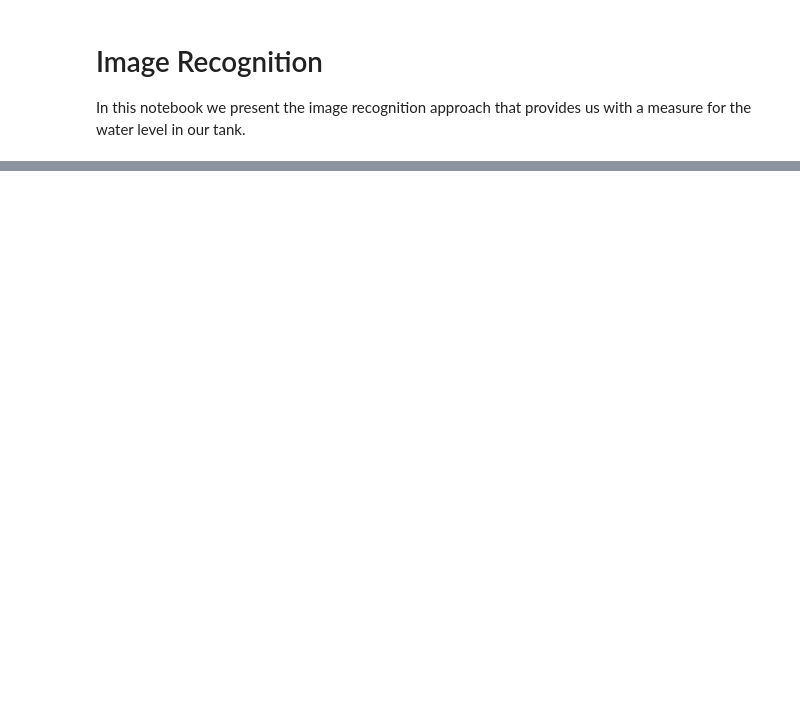
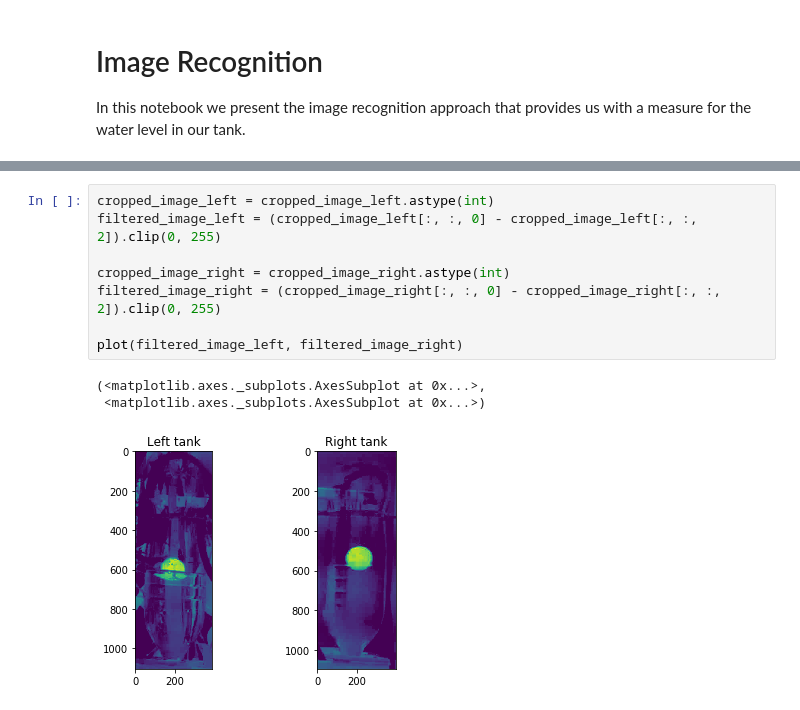
Before and after one commit to crestdsl/CREST, a Jupyter notebook: ImageRecognition.ipynb, the cells around one changed output, grey strips where cells are left out. Saved outputs shown, nothing was run; the diff lists cells and outputs as text; blank space fills up the shorter version.

```diff
--- a/ImageRecognition.ipynb
+++ b/ImageRecognition.ipynb
@@ -70,0 +72,12 @@ plot(cropped_image_left, cropped_image_right)
+# %%
+cropped_image_left = cropped_image_left.astype(int)
+filtered_image_left = (cropped_image_left[:, :, 0] - cropped_image_left[:, :, 2]).clip(0, 255)
+
+cropped_image_right = cropped_image_right.astype(int)
+filtered_image_right = (cropped_image_right[:, :, 0] - cropped_image_right[:, :, 2]).clip(0, 255)
+
+plot(filtered_image_left, filtered_image_right)
+# %% [output]
+(<matplotlib.axes._subplots.AxesSubplot at 0x...>,
+ <matplotlib.axes._subplots.AxesSubplot at 0x...>)
+[figure, added]
```
Also changed, not shown: parts of 15 cells of this notebook, 1 other file.
